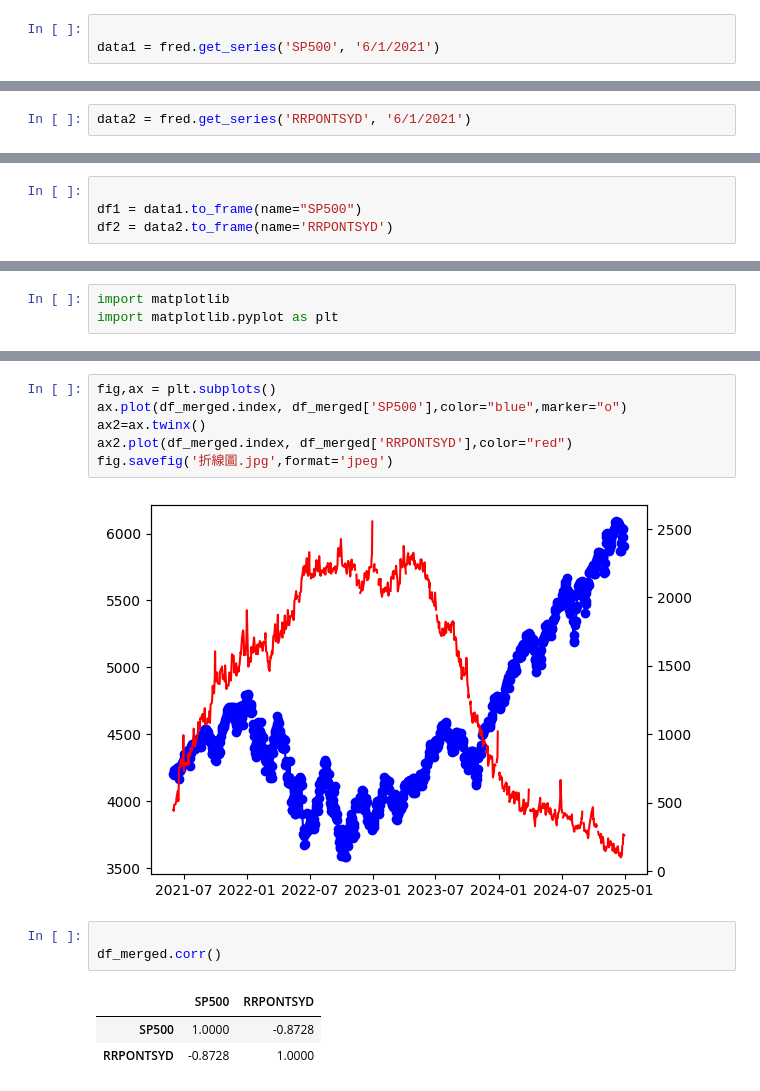
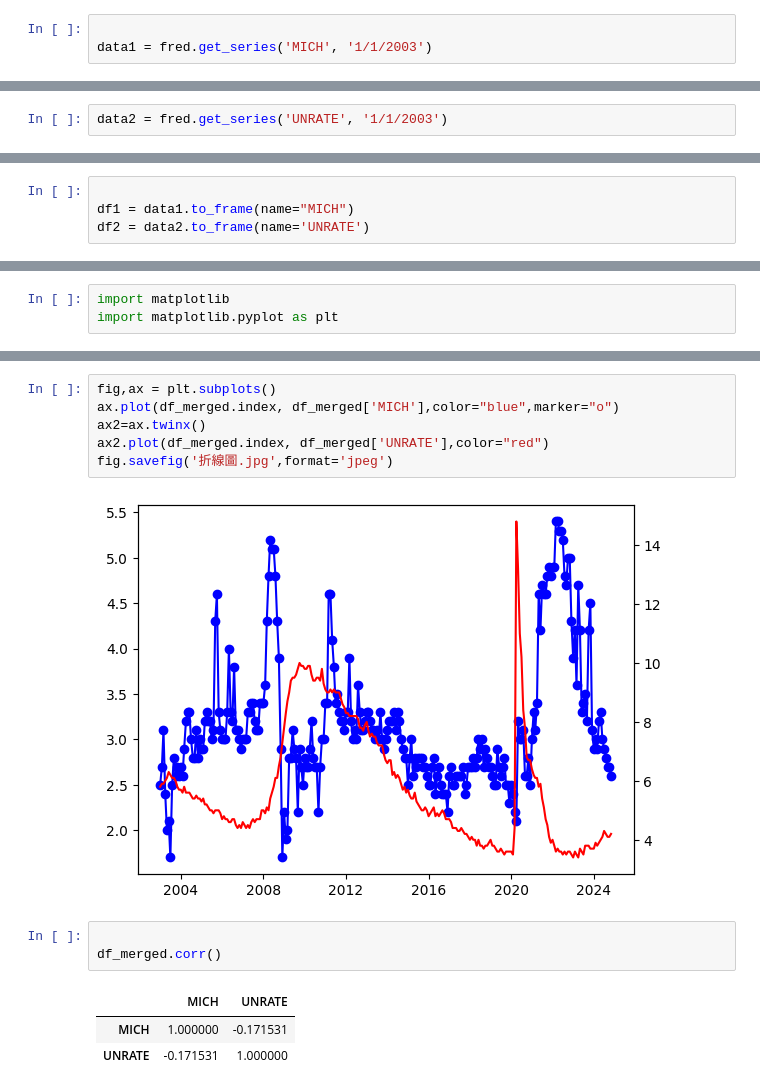
Before and after one commit to fju410290051/fin_data, a Jupyter notebook: Fred_HW9.ipynb, the cells around one changed output, grey strips where cells are left out. Cells and saved outputs as stored; diff of their text form.

```diff
--- a/Fred_HW9.ipynb
+++ b/Fred_HW9.ipynb
@@ -24,6 +24,6 @@ data1 = fred.get_series('SP500')
 # %%
 
-data1 = fred.get_series('SP500', '6/1/2021')
+data1 = fred.get_series('MICH', '1/1/2003')
 # %%
 
 data1.plot()
@@ -35,5 +35,5 @@ data2 = fred.get_series('RRPONTSYD')
 # %%
-data2 = fred.get_series('RRPONTSYD', '6/1/2021')
+data2 = fred.get_series('UNRATE', '1/1/2003')
 # %%
 data1.plot()
 data2.plot()
@@ -43,7 +43,7 @@ data2.plot()
 # %%
 
-df1 = data1.to_frame(name="SP500")
-df2 = data2.to_frame(name='RRPONTSYD')
+df1 = data1.to_frame(name="MICH")
+df2 = data2.to_frame(name='UNRATE')
 # %%
 import pandas as pd
 df_merged = pd.concat([df1, df2], axis=1)
@@ -59,18 +59,18 @@ plt.plot(df_merged.index, df_merged['RRPONTSYD'])
 # %%
 fig,ax = plt.subplots()
-ax.plot(df_merged.index, df_merged['SP500'],color="blue",marker="o")
+ax.plot(df_merged.index, df_merged['MICH'],color="blue",marker="o")
 ax2=ax.twinx()
-ax2.plot(df_merged.index, df_merged['RRPONTSYD'],color="red")
+ax2.plot(df_merged.index, df_merged['UNRATE'],color="red")
 fig.savefig('折線圖.jpg',format='jpeg')
 # %% [output]
-[figure, old version]
+[figure, new version]
 # %%
 
 df_merged.corr()
 # %% [output]
-|  | SP500 | RRPONTSYD |
-| SP500 | 1.0000 | -0.8728 |
-| RRPONTSYD | -0.8728 | 1.0000 |
+|  | MICH | UNRATE |
+| MICH | 1.000000 | -0.171531 |
+| UNRATE | -0.171531 | 1.000000 |
 # %%
 
 import seaborn as sns
```
Also changed, not shown: parts of 7 cells of this notebook.
